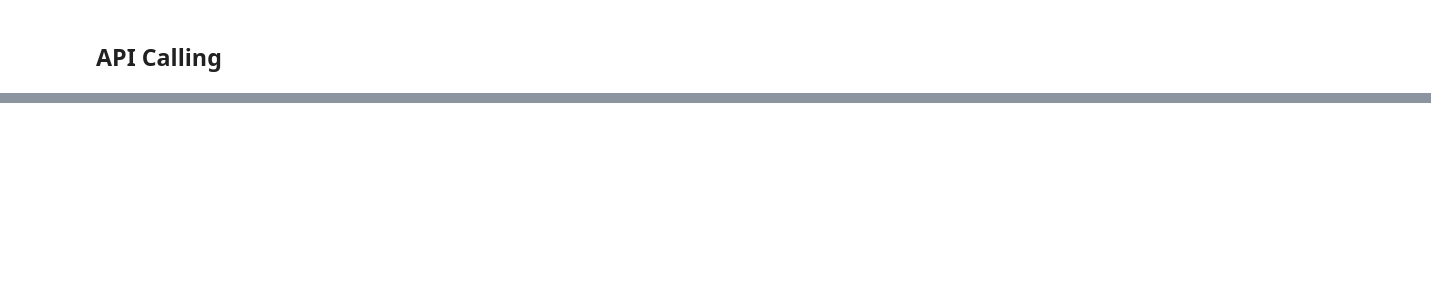
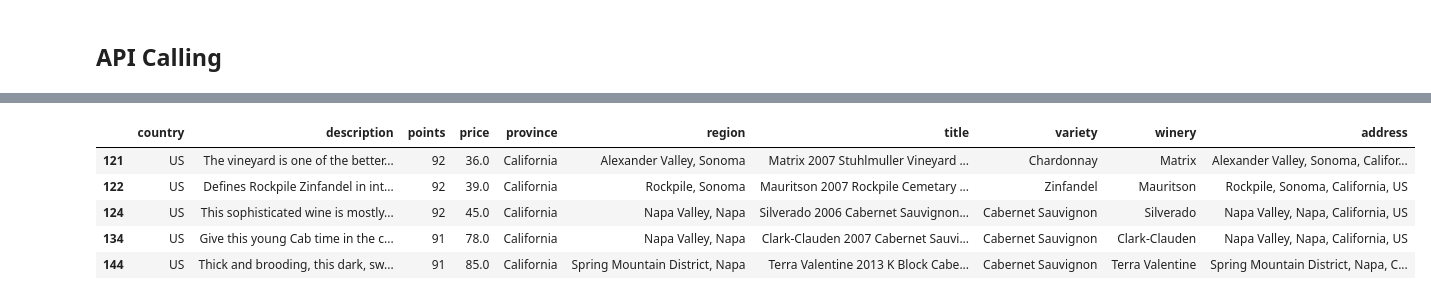
Before and after one commit to mercedesf17/Wine-Recommendation-System, a Jupyter notebook: Notebooks/Cleaning notebook.ipynb, the cells around one changed output, grey strips where cells are left out. Cells and saved outputs as stored; diff of their text form; code cells hidden in the pictures; blank space fills up the shorter version.

```diff
--- a/Notebooks/Cleaning notebook.ipynb
+++ b/Notebooks/Cleaning notebook.ipynb
@@ -541,4 +591,0 @@ latlon_df = pd.DataFrame({'winery': wineries,
-# %%
-# Merging onto our original dataframe by winery
-
-df = df.merge(latlon_df, how = 'left', on = 'winery')
@@ -544,0 +601,13 @@ df = df.merge(latlon_df, how = 'left', on = 'winery')
+# %%
+# Adding an address column to our dataframe so that we can merge latlon_df
+
+df['address'] = df['region'] + ', ' + df['province'] + ', ' + df['country']
+
+df.head()
+# %% [output]
+|  | country | description | points | price | province | region | title | variety | winery | address |
+| 121 | US | The vineyard is one of the better... | 92 | 36.0 | California | Alexander Valley, Sonoma | Matrix 2007 Stuhlmuller Vineyard ... | Chardonnay | Matrix | Alexander Valley, Sonoma, Califor... |
+| 122 | US | Defines Rockpile Zinfandel in int... | 92 | 39.0 | California | Rockpile, Sonoma | Mauritson 2007 Rockpile Cemetary ... | Zinfandel | Mauritson | Rockpile, Sonoma, California, US |
+| 124 | US | This sophisticated wine is mostly... | 92 | 45.0 | California | Napa Valley, Napa | Silverado 2006 Cabernet Sauvignon... | Cabernet Sauvignon | Silverado | Napa Valley, Napa, California, US |
+| 134 | US | Give this young Cab time in the c... | 91 | 78.0 | California | Napa Valley, Napa | Clark-Clauden 2007 Cabernet Sauvi... | Cabernet Sauvignon | Clark-Clauden | Napa Valley, Napa, California, US |
+| 144 | US | Thick and brooding, this dark, sw... | 91 | 85.0 | California | Spring Mountain District, Napa | Terra Valentine 2013 K Block Cabe... | Cabernet Sauvignon | Terra Valentine | Spring Mountain District, Napa, C... |
```
Also changed, not shown: parts of 10 cells of this notebook.
